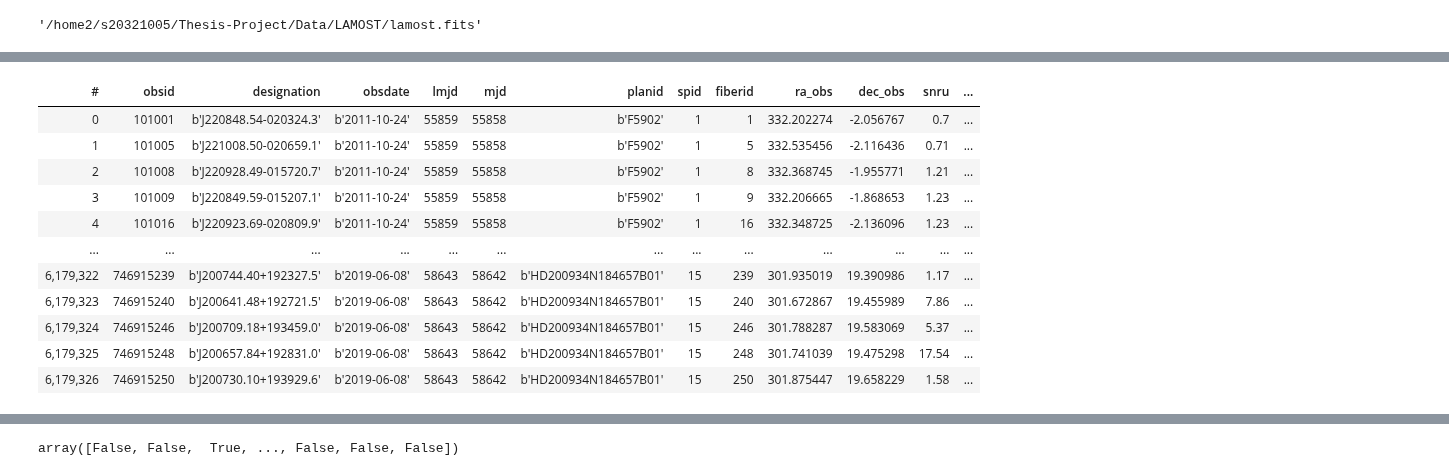
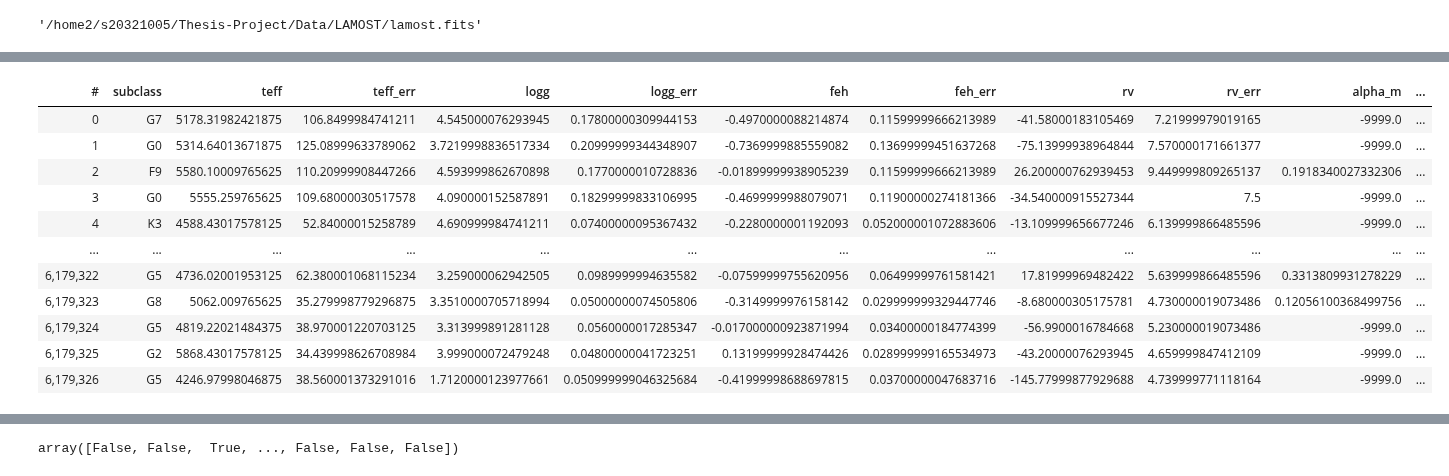
Before and after one commit to Alisyaifudin/Thesis-Project, a Jupyter notebook: 1. Collecting Data/1.5. LAMOST DR7.ipynb, the cells around one changed output, grey strips where cells are left out. Cells and saved outputs as stored; diff of their text form; code cells hidden in the pictures.

```diff
--- a/1. Collecting Data/1.5. LAMOST DR7.ipynb
+++ b/1. Collecting Data/1.5. LAMOST DR7.ipynb
@@ -22,3 +22,6 @@ file = join(data_dir, "lamost.fits")
 file
 # %% [output]
 '/home2/s20321005/Thesis-Project/Data/LAMOST/lamost.fits'
+# %%
+table = Table.read(file)
+table
@@ -24,0 +49,4 @@ file
+# %%
+cols = ["subclass","teff", "teff_err", "logg", "logg_err", "feh", "feh_err", "rv", "rv_err", "alpha_m", "alpha_m_err", "gaia_source_id"]
+table_filtered = table[cols]
+table_filtered
@@ -24,0 +74,10 @@ file
+# %%
+# change type from 'Byte' to 'str'
+for col in table_filtered.colnames:
+  if (col == "subclass"):
+    table_filtered[col] = table_filtered[col].astype(str)
+  elif (col == "gaia_source_id"):
+    table_filtered[col] = table_filtered[col].astype("int64")
+  else:
+    table_filtered[col] = table_filtered[col].astype(float)
+table_filtered
@@ -25,17 +105,17 @@ file
 # %%
 # open with vaex
-df = vaex.open(file)
+df = vaex.from_astropy_table(table_filtered)
 df
 # %% [output]
-| # | obsid | designation | obsdate | lmjd | mjd | planid | spid | fiberid | ra_obs | dec_obs | snru | ... |
-| 0 | 101001 | b'J220848.54-020324.3' | b'2011-10-24' | 55859 | 55858 | b'F5902' | 1 | 1 | 332.202274 | -2.056767 | 0.7 | ... |
-| 1 | 101005 | b'J221008.50-020659.1' | b'2011-10-24' | 55859 | 55858 | b'F5902' | 1 | 5 | 332.535456 | -2.116436 | 0.71 | ... |
-| 2 | 101008 | b'J220928.49-015720.7' | b'2011-10-24' | 55859 | 55858 | b'F5902' | 1 | 8 | 332.368745 | -1.955771 | 1.21 | ... |
-| 3 | 101009 | b'J220849.59-015207.1' | b'2011-10-24' | 55859 | 55858 | b'F5902' | 1 | 9 | 332.206665 | -1.868653 | 1.23 | ... |
-| 4 | 101016 | b'J220923.69-020809.9' | b'2011-10-24' | 55859 | 55858 | b'F5902' | 1 | 16 | 332.348725 | -2.136096 | 1.23 | ... |
-| ... | ... | ... | ... | ... | ... | ... | ... | ... | ... | ... | ... | ... |
-| 6,179,322 | 746915239 | b'J200744.40+192327.5' | b'2019-06-08' | 58643 | 58642 | b'HD200934N184657B01' | 15 | 239 | 301.935019 | 19.390986 | 1.17 | ... |
-| 6,179,323 | 746915240 | b'J200641.48+192721.5' | b'2019-06-08' | 58643 | 58642 | b'HD200934N184657B01' | 15 | 240 | 301.672867 | 19.455989 | 7.86 | ... |
-| 6,179,324 | 746915246 | b'J200709.18+193459.0' | b'2019-06-08' | 58643 | 58642 | b'HD200934N184657B01' | 15 | 246 | 301.788287 | 19.583069 | 5.37 | ... |
-| 6,179,325 | 746915248 | b'J200657.84+192831.0' | b'2019-06-08' | 58643 | 58642 | b'HD200934N184657B01' | 15 | 248 | 301.741039 | 19.475298 | 17.54 | ... |
-| 6,179,326 | 746915250 | b'J200730.10+193929.6' | b'2019-06-08' | 58643 | 58642 | b'HD200934N184657B01' | 15 | 250 | 301.875447 | 19.658229 | 1.58 | ... |
+| # | subclass | teff | teff_err | logg | logg_err | feh | feh_err | rv | rv_err | alpha_m | ... |
+| 0 | G7 | 5178.31982421875 | 106.8499984741211 | 4.545000076293945 | 0.17800000309944153 | -0.4970000088214874 | 0.11599999666213989 | -41.58000183105469 | 7.21999979019165 | -9999.0 | ... |
+| 1 | G0 | 5314.64013671875 | 125.08999633789062 | 3.7219998836517334 | 0.20999999344348907 | -0.7369999885559082 | 0.13699999451637268 | -75.13999938964844 | 7.570000171661377 | -9999.0 | ... |
+| 2 | F9 | 5580.10009765625 | 110.20999908447266 | 4.593999862670898 | 0.1770000010728836 | -0.01899999938905239 | 0.11599999666213989 | 26.200000762939453 | 9.449999809265137 | 0.1918340027332306 | ... |
+| 3 | G0 | 5555.259765625 | 109.68000030517578 | 4.090000152587891 | 0.18299999833106995 | -0.4699999988079071 | 0.11900000274181366 | -34.540000915527344 | 7.5 | -9999.0 | ... |
+| 4 | K3 | 4588.43017578125 | 52.84000015258789 | 4.690999984741211 | 0.07400000095367432 | -0.2280000001192093 | 0.052000001072883606 | -13.109999656677246 | 6.139999866485596 | -9999.0 | ... |
+| ... | ... | ... | ... | ... | ... | ... | ... | ... | ... | ... | ... |
+| 6,179,322 | G5 | 4736.02001953125 | 62.380001068115234 | 3.259000062942505 | 0.0989999994635582 | -0.07599999755620956 | 0.06499999761581421 | 17.81999969482422 | 5.639999866485596 | 0.3313809931278229 | ... |
+| 6,179,323 | G8 | 5062.009765625 | 35.279998779296875 | 3.3510000705718994 | 0.05000000074505806 | -0.3149999976158142 | 0.029999999329447746 | -8.680000305175781 | 4.730000019073486 | 0.12056100368499756 | ... |
+| 6,179,324 | G5 | 4819.22021484375 | 38.970001220703125 | 3.313999891281128 | 0.0560000017285347 | -0.017000000923871994 | 0.03400000184774399 | -56.9900016784668 | 5.230000019073486 | -9999.0 | ... |
+| 6,179,325 | G2 | 5868.43017578125 | 34.439998626708984 | 3.999000072479248 | 0.04800000041723251 | 0.13199999928474426 | 0.028999999165534973 | -43.20000076293945 | 4.659999847412109 | -9999.0 | ... |
+| 6,179,326 | G5 | 4246.97998046875 | 38.560001373291016 | 1.7120000123977661 | 0.050999999046325684 | -0.41999998688697815 | 0.03700000047683716 | -145.77999877929688 | 4.739999771118164 | -9999.0 | ... |
```
Also changed, not shown: parts of 14 cells of this notebook, 1 other file.
